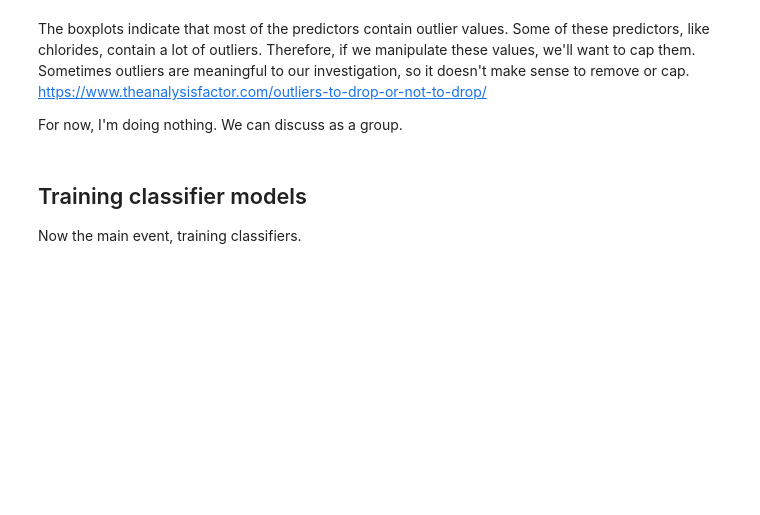
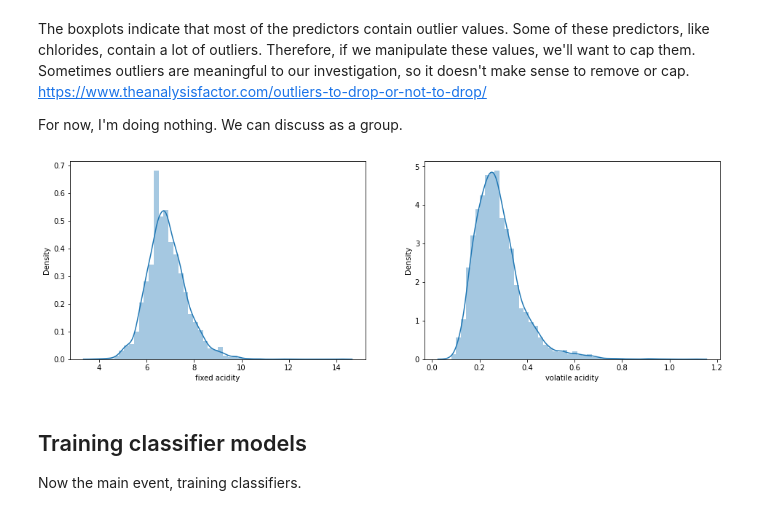
Before and after one commit to aminar034/ml1000-p1, a Jupyter notebook: Project1_wine_classification.ipynb, the cells around one changed output. Cells and saved outputs as stored; diff of their text form; code cells hidden in the pictures; blank space fills up the shorter version.

```diff
--- a/Project1_wine_classification.ipynb
+++ b/Project1_wine_classification.ipynb
@@ -279,0 +211,11 @@ For now, I'm doing nothing. We can discuss as a group.
+# %%
+# plot the distribution plots for the features
+warnings.filterwarnings('ignore')
+plt.figure(figsize=(16,5))
+plt.subplot(1,2,1)
+sns.distplot(dataset['fixed acidity'])
+plt.subplot(1,2,2)
+sns.distplot(dataset['volatile acidity'])
+plt.show()
+# %% [output]
+[figure, added]
```
Also changed, not shown: parts of 36 cells of this notebook.
